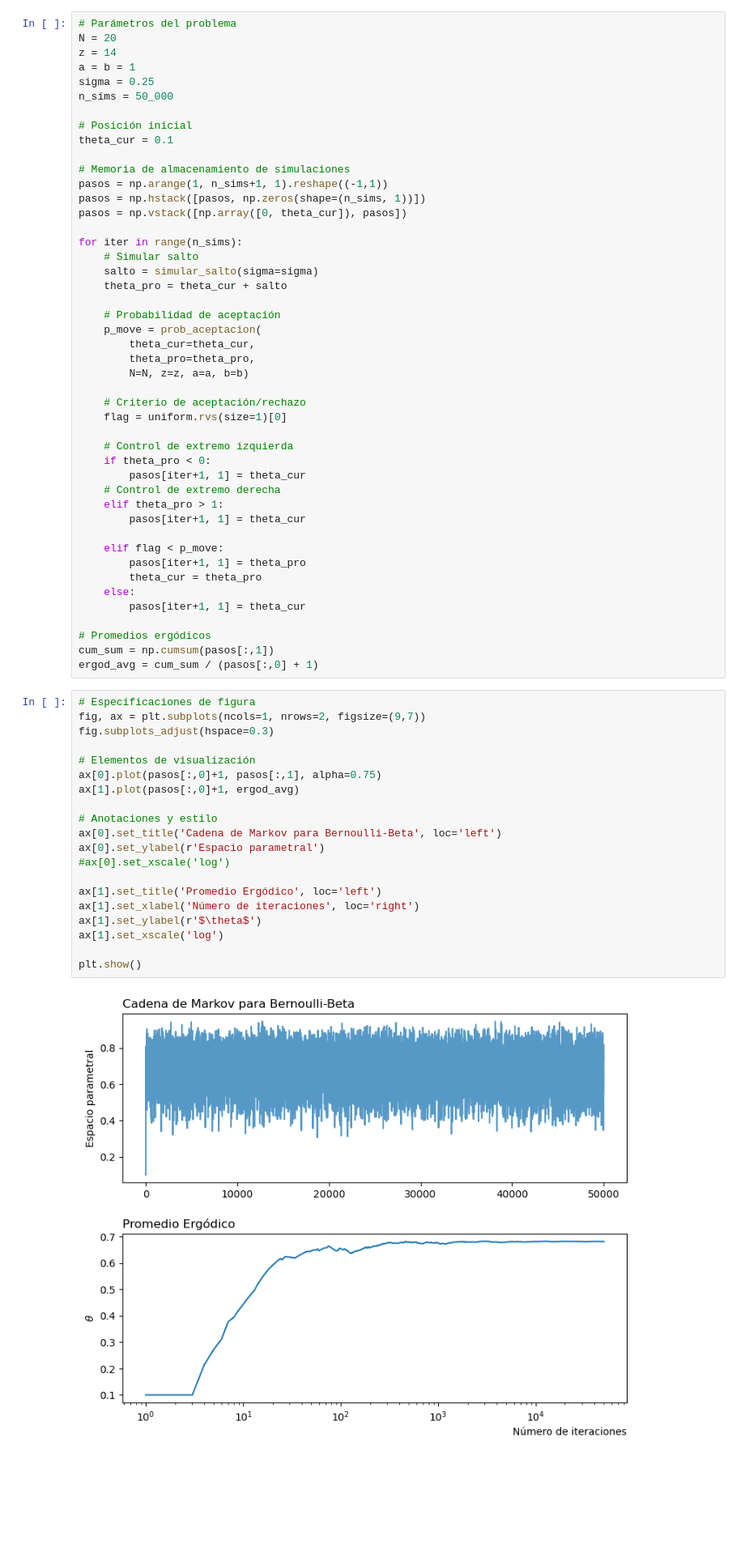
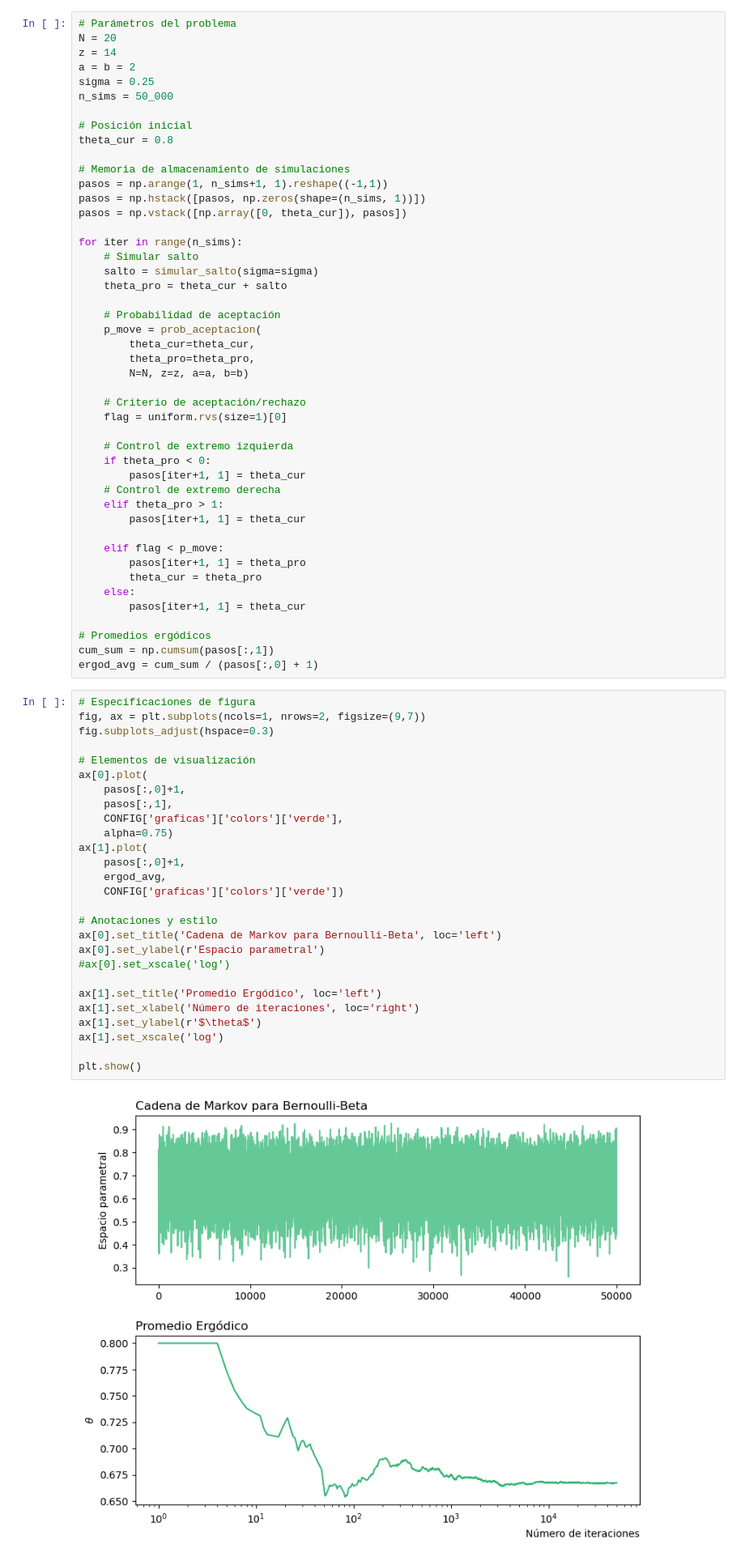
Before and after one commit to CAMM961001/bayesian_analysis, a Jupyter notebook: notebooks/03_mcmc.ipynb, the cells around one changed output. Shown at 81% size. Drawn from its saved outputs; the diff is of its cells as text; blank space fills up the shorter version.

Commit message:
Cambiar color

```diff
--- a/notebooks/03_mcmc.ipynb
+++ b/notebooks/03_mcmc.ipynb
@@ -223,12 +235,12 @@ def prob_aceptacion(theta_cur, theta_pro, N, z, a, b):
 # Parámetros del problema
 N = 20
 z = 14
-a = b = 1
+a = b = 2
 sigma = 0.25
 n_sims = 50_000
 
 # Posición inicial
-theta_cur = 0.1
+theta_cur = 0.8
 
 # Memoria de almacenamiento de simulaciones
 pasos = np.arange(1, n_sims+1, 1).reshape((-1,1))
@@ -268,22 +280,29 @@ ergod_avg = cum_sum / (pasos[:,0] + 1)
 # %%
 # Especificaciones de figura
 fig, ax = plt.subplots(ncols=1, nrows=2, figsize=(9,7))
 fig.subplots_adjust(hspace=0.3)
 
 # Elementos de visualización
-ax[0].plot(pasos[:,0]+1, pasos[:,1], alpha=0.75)
-ax[1].plot(pasos[:,0]+1, ergod_avg)
+ax[0].plot(
+    pasos[:,0]+1,
+    pasos[:,1],
+    CONFIG['graficas']['colors']['verde'],
+    alpha=0.75)
+ax[1].plot(
+    pasos[:,0]+1,
+    ergod_avg,
+    CONFIG['graficas']['colors']['verde'])
 
 # Anotaciones y estilo
 ax[0].set_title('Cadena de Markov para Bernoulli-Beta', loc='left')
 ax[0].set_ylabel(r'Espacio parametral')
 #ax[0].set_xscale('log')
 
 ax[1].set_title('Promedio Ergódico', loc='left')
 ax[1].set_xlabel('Número de iteraciones', loc='right')
 ax[1].set_ylabel(r'$\theta$')
 ax[1].set_xscale('log')
 
 plt.show()
 # %% [output]
-[figure, old version]
+[figure, new version]
```
Also changed, not shown: parts of 2 cells of this notebook.
